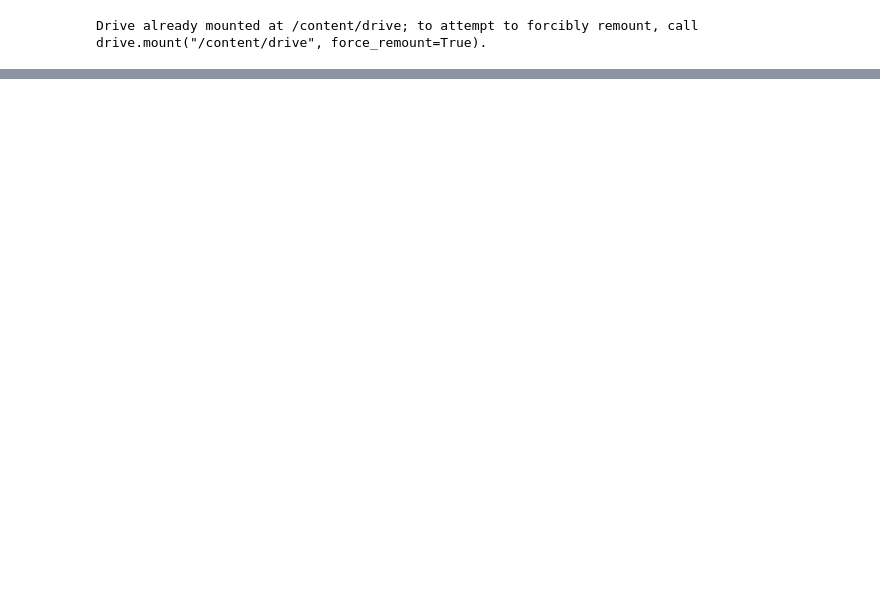
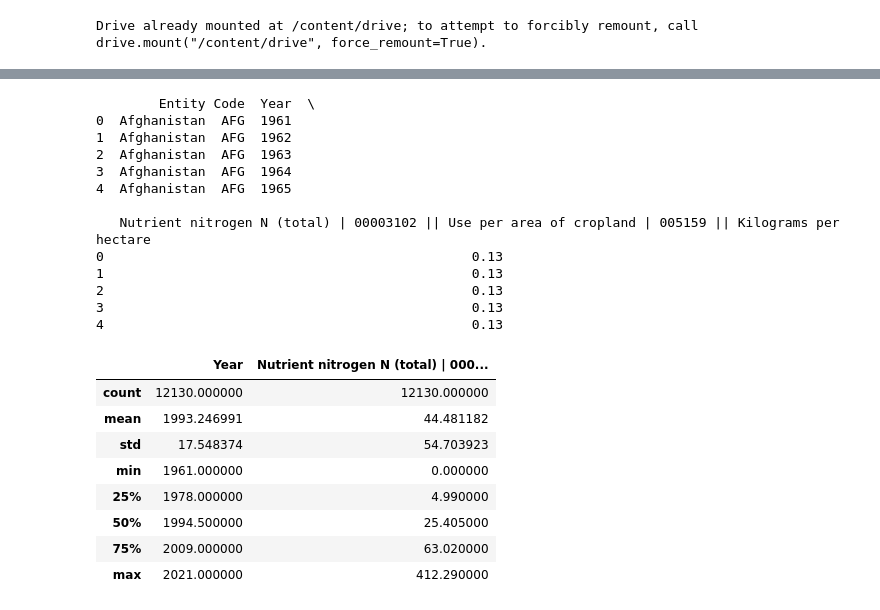
Before and after one commit to MuhammedThariq/Data-Science-Final-Project, a Jupyter notebook: data_preprocessing.ipynb, the cells around one changed output, grey strips where cells are left out. Cells and saved outputs as stored; diff of their text form; code cells hidden in the pictures; blank space fills up the shorter version.

```diff
--- a/data_preprocessing.ipynb
+++ b/data_preprocessing.ipynb
@@ -470,0 +203,28 @@ dtype: int64
+# %%
+#Reading the fertlizer consumption data from google drive using pd.read_csv
+fertilizer_data = pd.read_csv('/content/drive/MyDrive/final_project/EML_forecast/nitrogen-fertilizer-application-per-hectare-of-cropland.csv')
+print(fertilizer_data.head())
+fertilizer_data.describe()
+# %% [output]
+        Entity Code  Year  \
+0  Afghanistan  AFG  1961
+1  Afghanistan  AFG  1962
+2  Afghanistan  AFG  1963
+3  Afghanistan  AFG  1964
+4  Afghanistan  AFG  1965
+
+   Nutrient nitrogen N (total) | 00003102 || Use per area of cropland | 005159 || Kilograms per hectare
+0                                               0.13
+1                                               0.13
+2                                               0.13
+3                                               0.13
+4                                               0.13
+|  | Year | Nutrient nitrogen N (total) | 000... |
+| count | 12130.000000 | 12130.000000 |
+| mean | 1993.246991 | 44.481182 |
+| std | 17.548374 | 54.703923 |
+| min | 1961.000000 | 0.000000 |
+| 25% | 1978.000000 | 4.990000 |
+| 50% | 1994.500000 | 25.405000 |
+| 75% | 2009.000000 | 63.020000 |
+| max | 2021.000000 | 412.290000 |
```
Also changed, not shown: parts of 65 cells of this notebook.
